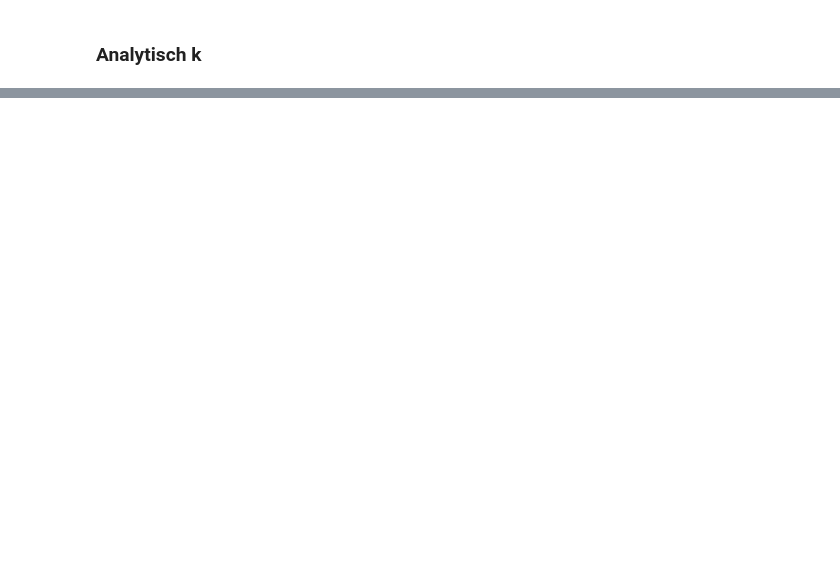
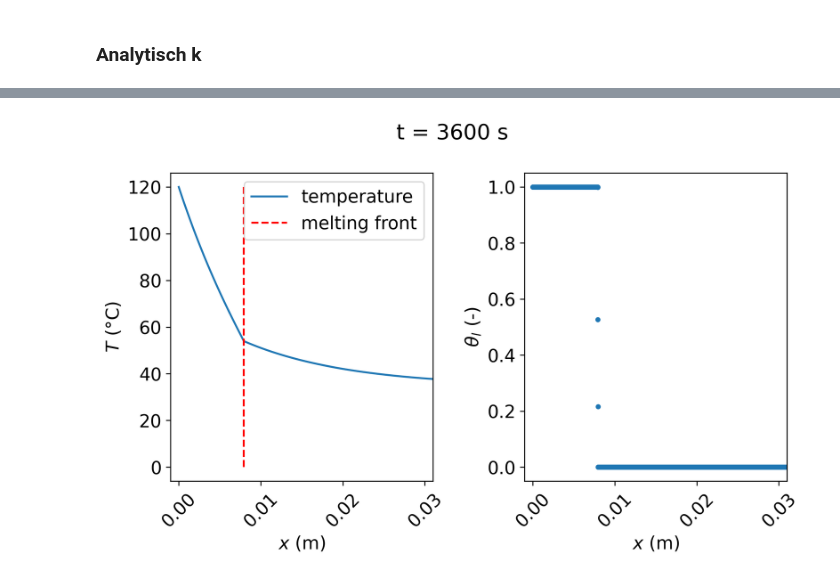
Before and after one commit to Morbotu/phase-transition-simulation, a Jupyter notebook: vergelijken_sim_real.ipynb, the cells around one changed output, grey strips where cells are left out. Saved outputs shown, nothing was run; the diff lists cells and outputs as text; code cells hidden in the pictures; blank space fills up the shorter version.

```diff
--- a/vergelijken_sim_real.ipynb
+++ b/vergelijken_sim_real.ipynb
@@ -89,0 +227,47 @@ plt.legend(loc="upper left")
+# %%
+# the fraction of liquid in the mushy zone
+def theta_l(T, dT):
+    return (T - Tm + dT) / 2 / dT
+
+# full_theta_l the total fraction liquid in all three zones
+def full_theta_l(T, dT):
+    # different zones
+    mush_mask = (Tm - dT < T) & (T < Tm + dT)
+    solid_mask = T <= Tm - dT
+    liquid_mask = T >= Tm + dT
+
+    theta = np.zeros_like(T)
+    theta[solid_mask] = 0
+    theta[liquid_mask] = 1
+    theta[mush_mask] = theta_l(T[mush_mask], dT)
+    return theta
+# %%
+T, dT, dx, dt = open_sim_file("results,T0=120.0,dT=0.05,dx=1.0e-05,dt=1.0e-05.csv")
+
+x = np.arange(0, w, dx) # all cell positions
+
+t = 3600 # s
+
+fig, ax = plt.subplots(1, 2, figsize=(8, 5))
+
+ymin, ymax = 0, max(T[0])
+
+ax[0].plot(x, T[t], label="temperature") # plot the temperature as a function of position
+ax[1].plot(x, full_theta_l(T[t], dT), '.') # plot fraction of liquid on the right
+ax[0].vlines(x[abs(T[t] - Tm).argmin()], ymin, ymax, "red", "dashed", label="melting front") # the position of the interface
+
+title = fig.suptitle(f"t = {t} s")
+ax[0].legend(loc="upper right")
+ax[0].set_xlabel("$x$ (m)")
+ax[0].set_ylabel("$T$ ($\\degree$C)")
+ax[0].set_xticks(np.arange(0, 0.04, 0.01))
+ax[0].tick_params('x', rotation=45)
+ax[0].set_xlim(-0.001, 0.031)
+ax[1].set_xlabel("$x$ (m)")
+ax[1].set_ylabel("$\\theta_l$ (-)")
+ax[1].set_xticks(np.arange(0, 0.04, 0.01))
+ax[1].tick_params('x', rotation=45)
+ax[1].set_xlim(-0.001, 0.031)
+plt.tight_layout()
+# %% [output]
+[figure, added]
```
Also changed, not shown: parts of 8 cells of this notebook, 2 other files.
